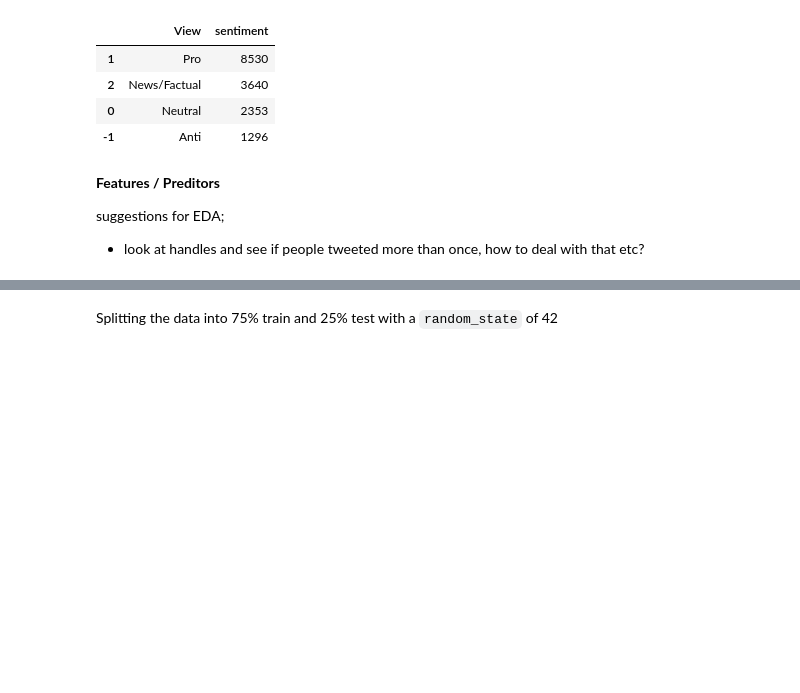
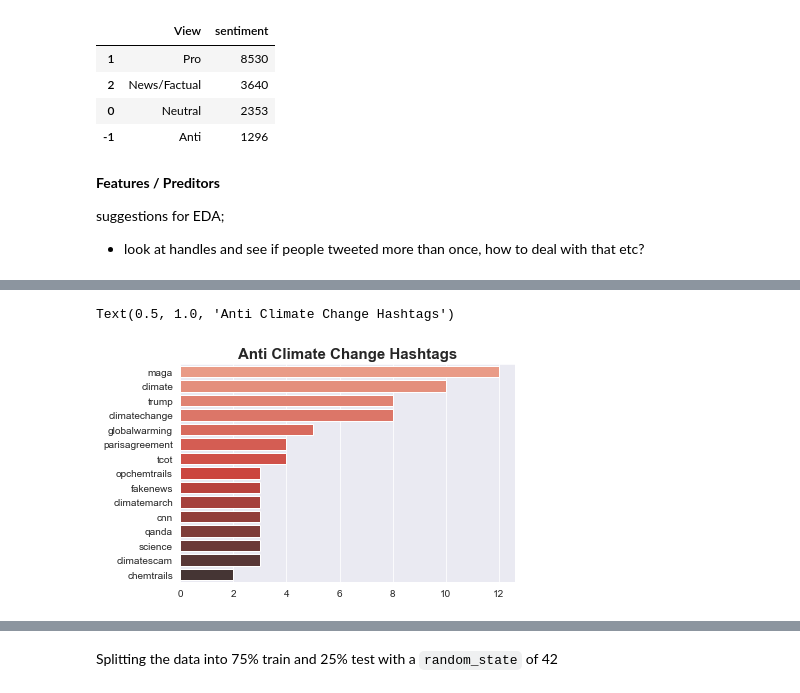
Before and after one commit to MakgaboMaja/classification_Team_TS1, a Jupyter notebook: Hena/Classification Predict.ipynb, the cells around one changed output, grey strips where cells are left out. Saved outputs shown, nothing was run; the diff lists cells and outputs as text; code cells hidden in the pictures; blank space fills up the shorter version.

```diff
--- a/Hena/Classification Predict.ipynb
+++ b/Hena/Classification Predict.ipynb
@@ -353,0 +355,8 @@ y = train['sentiment']
+# %%
+def lemmatize_(post):
+    row = []
+    for word in post:
+        lem = lemmatizer.lemmatize(word)
+        row.append(lem)
+    post_ = ' '.join(row)
+    return post_
@@ -353,0 +444,26 @@ y = train['sentiment']
+# %%
+# Get hashtags for a specific sentiment
+def get_hashtags(sentiment):
+    hashtags = []
+
+    for hashtag in df_train[df_train['sentiment'] == sentiment]['hashtags']:
+        for word in hashtag:
+            hashtags.append(word.lower())
+
+    return pd.Series(hashtags)
+# %%
+anti = get_hashtags(-1).value_counts()
+neutral = get_hashtags(0).value_counts()
+pro = get_hashtags(1).value_counts()
+news = get_hashtags(2).value_counts()
+# %%
+sns.barplot(
+    x = anti[:15],
+    y = list(anti.index)[:15],
+    palette = 'Reds_d'
+)
+
+plt.title('Anti Climate Change Hashtags', fontsize = 15, fontweight='bold')
+# %% [output]
+Text(0.5, 1.0, 'Anti Climate Change Hashtags')
+[figure, added]
```
Also changed, not shown: parts of 192 cells of this notebook.
